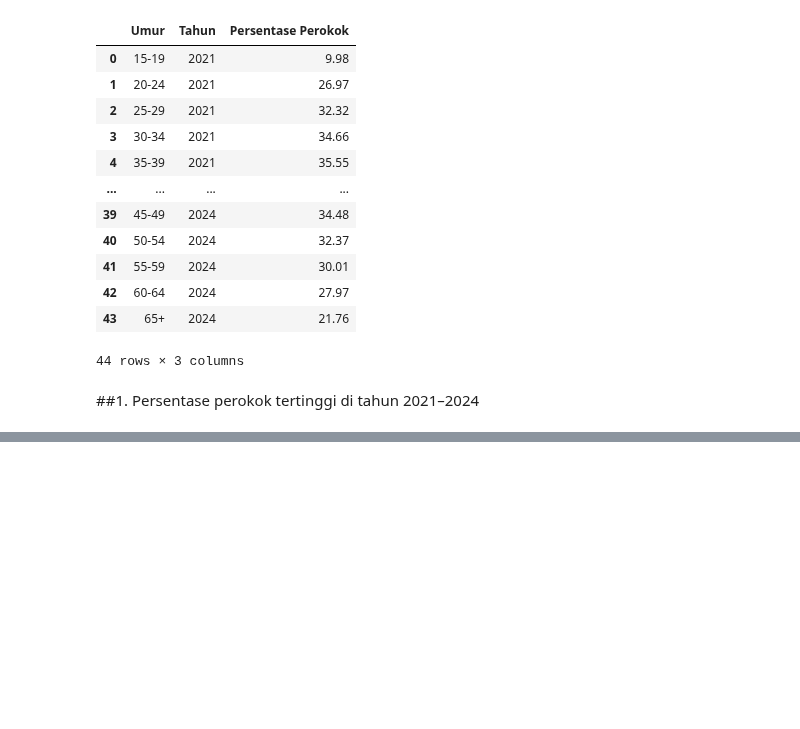
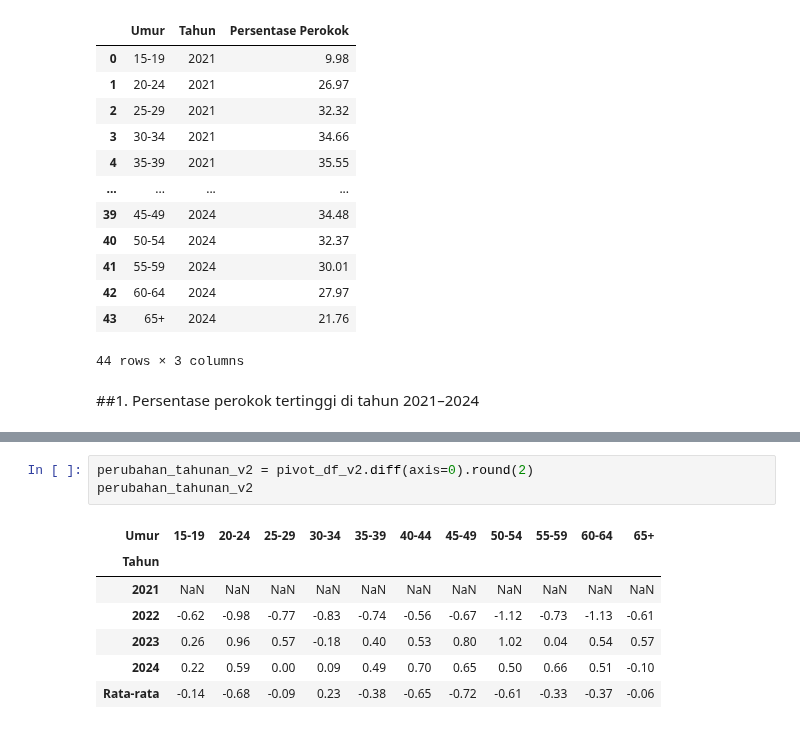
Before and after one commit to IdhamAbidinKaisilay/BelajarDataAnalyst, a Jupyter notebook: Latihan+Analisis+Data+_+Data+Persentase+Perokok+Indonesia.ipynb, the cells around one changed output, grey strips where cells are left out. Saved outputs shown, nothing was run; the diff lists cells and outputs as text; blank space fills up the shorter version.

```diff
--- a/Latihan+Analisis+Data+_+Data+Persentase+Perokok+Indonesia.ipynb
+++ b/Latihan+Analisis+Data+_+Data+Persentase+Perokok+Indonesia.ipynb
@@ -74,0 +138,11 @@ pivot_df
+# %%
+perubahan_tahunan_v2 = pivot_df_v2.diff(axis=0).round(2)
+perubahan_tahunan_v2
+# %% [output]
+| Umur | 15-19 | 20-24 | 25-29 | 30-34 | 35-39 | 40-44 | 45-49 | 50-54 | 55-59 | 60-64 | 65+ |
+| Tahun |  |  |  |  |  |  |  |  |  |  |  |
+| 2021 | NaN | NaN | NaN | NaN | NaN | NaN | NaN | NaN | NaN | NaN | NaN |
+| 2022 | -0.62 | -0.98 | -0.77 | -0.83 | -0.74 | -0.56 | -0.67 | -1.12 | -0.73 | -1.13 | -0.61 |
+| 2023 | 0.26 | 0.96 | 0.57 | -0.18 | 0.40 | 0.53 | 0.80 | 1.02 | 0.04 | 0.54 | 0.57 |
+| 2024 | 0.22 | 0.59 | 0.00 | 0.09 | 0.49 | 0.70 | 0.65 | 0.50 | 0.66 | 0.51 | -0.10 |
+| Rata-rata | -0.14 | -0.68 | -0.09 | 0.23 | -0.38 | -0.65 | -0.72 | -0.61 | -0.33 | -0.37 | -0.06 |
```
Also changed, not shown: parts of 8 cells of this notebook.
